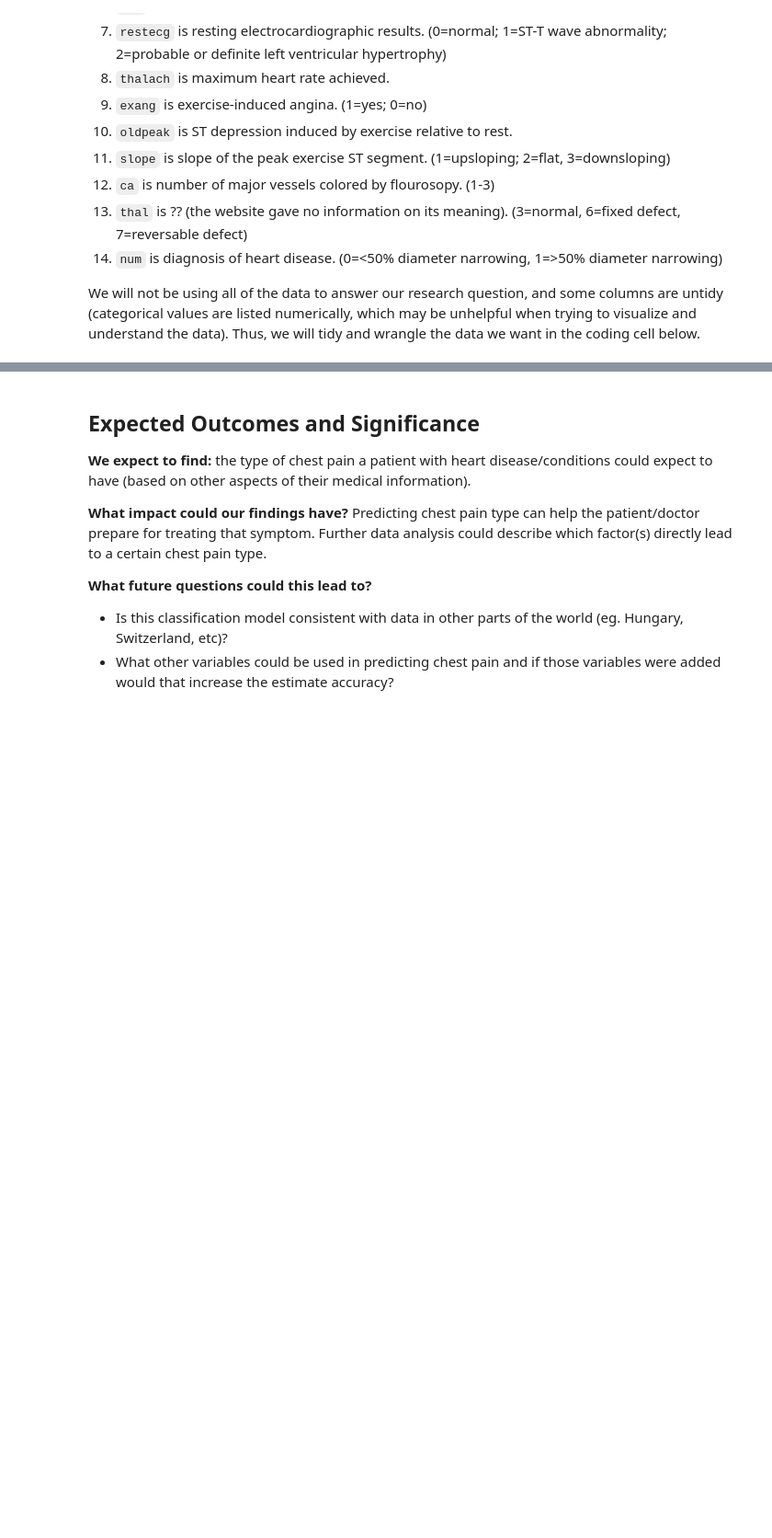
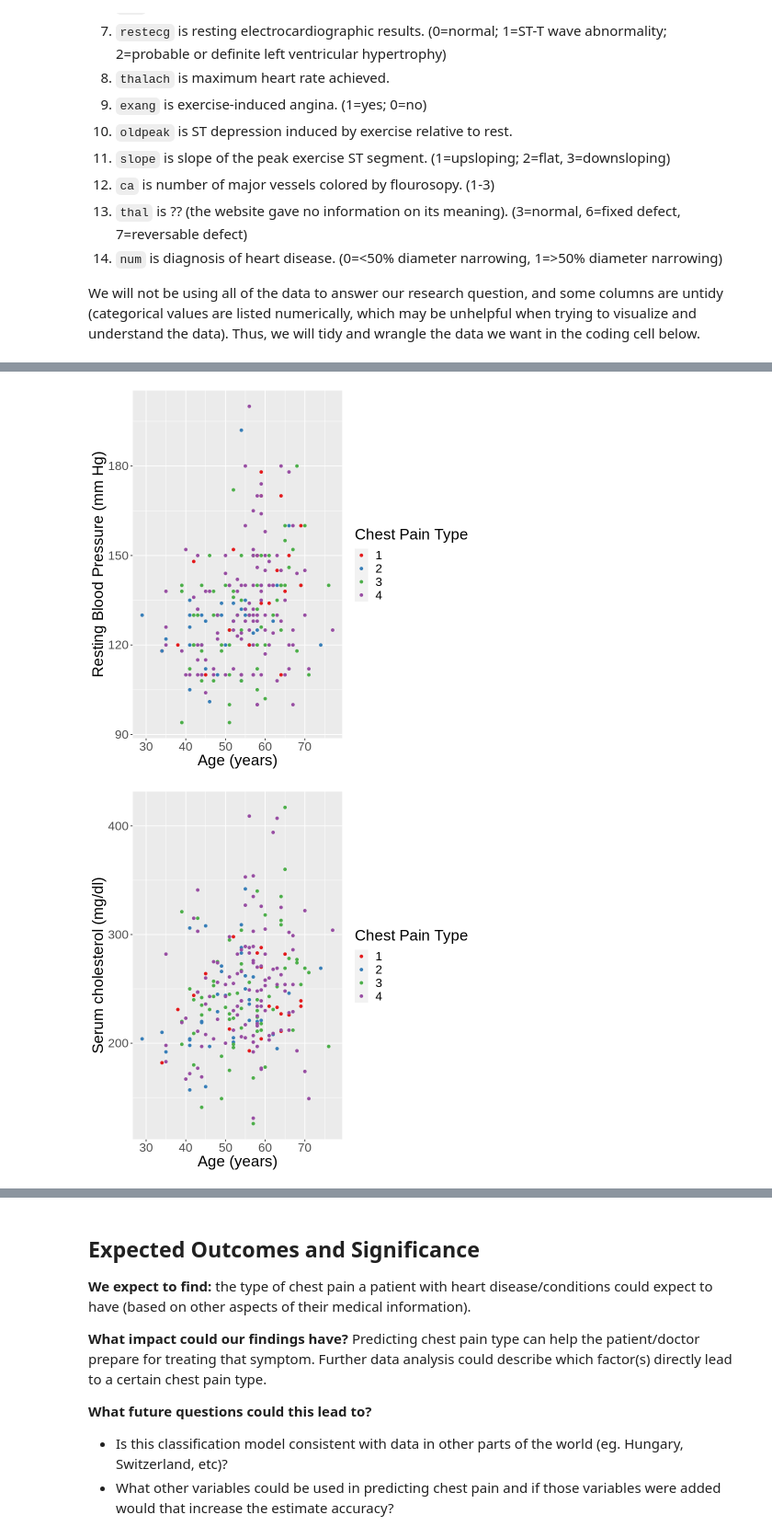
Before and after one commit to hebabm/group-31, a Jupyter notebook: proposal.ipynb, the cells around one changed output, grey strips where cells are left out. Shown at 92% size. Cells and saved outputs as stored; diff of their text form; code cells hidden in the pictures; blank space fills up the shorter version.

Commit message:
added distribution graphs
only numeric predictors were used as variables (age, restbp, chol, thalach)

```diff
--- a/proposal.ipynb
+++ b/proposal.ipynb
@@ -135,7 +121,8 @@ A tibble: 4 × 2
 # %%
+#split data into training and testing
 set.seed(2000)
 
-heart_split <- initial_split(heart_data, prop = 0.75, strata=cp)
+heart_split <- initial_split(filter_data, prop = 0.75, strata=cp)
 heart_train <- training(heart_split)
 heart_test <- testing(heart_split)
 # %%
@@ -143,2 +170,41 @@ heart_test <- testing(heart_split)
 # %%
 #using training data, visualize data here
+
+restbp_plot <- heart_train |>
+    ggplot(aes(x=age,
+               y= restbp,
+               colour = cp)) +
+        labs(x = "Age (years)",
+             y = "Resting Blood Pressure (mm Hg)",
+            colour = 'Chest Pain Type') +
+        geom_point() +
+        scale_color_brewer(palette = "Set1") +
+    theme(text = element_text(size = 20))
+restbp_plot
+
+chol_plot <- heart_train |>
+    ggplot(aes(x=age,
+               y= chol,
+               colour = cp)) +
+        labs(x = "Age (years)",
+             y = "Serum cholesterol (mg/dl)",
+            colour = 'Chest Pain Type') +
+        geom_point() +
+        scale_color_brewer(palette = "Set1") +
+    theme(text = element_text(size = 20))
+chol_plot
+
+thalach_plot <- heart_train |>
+    ggplot(aes(x=age,
+               y= thalach,
+               colour = cp)) +
+        labs(x = "Age (years)",
+             y = "Maximum heart rate achieved",
+            colour = 'Chest Pain Type') +
+        geom_point() +
+        scale_color_brewer(palette = "Set1") +
+    theme(text = element_text(size = 20))
+thalach_plot
+# %% [output]
+[figure, added]
+[figure, added]
```
Also changed, not shown: parts of 7 cells of this notebook.
